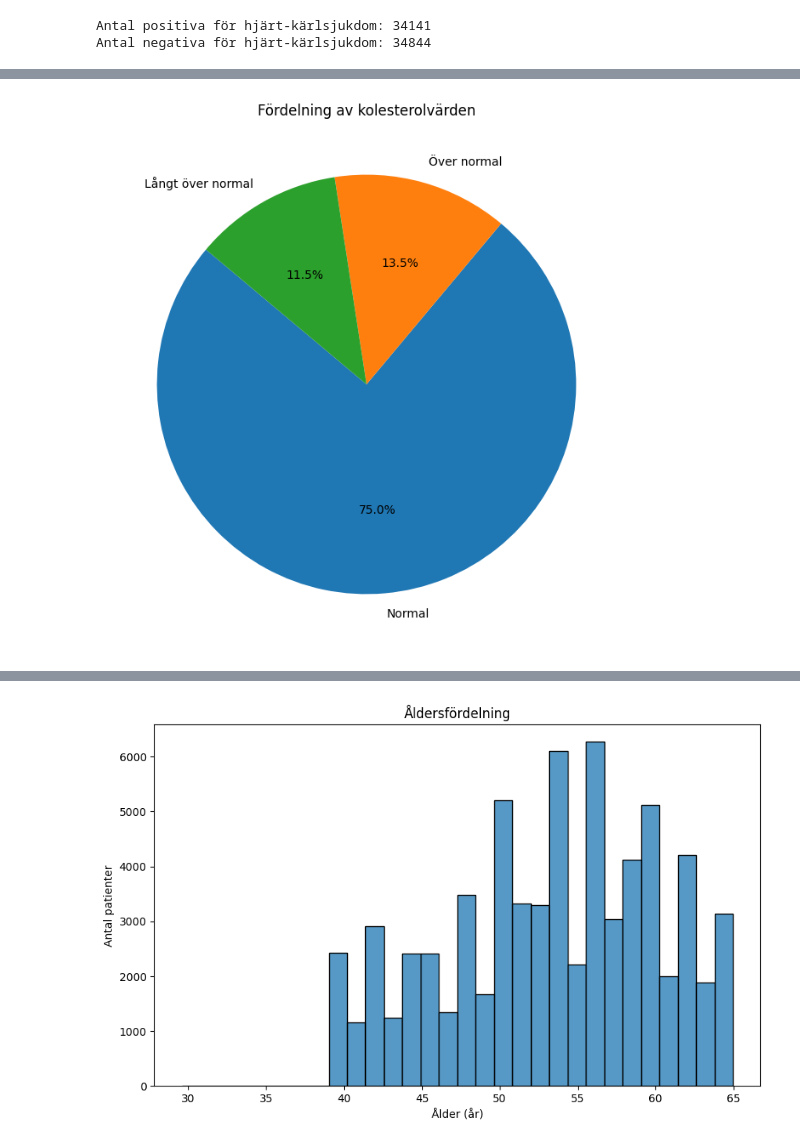
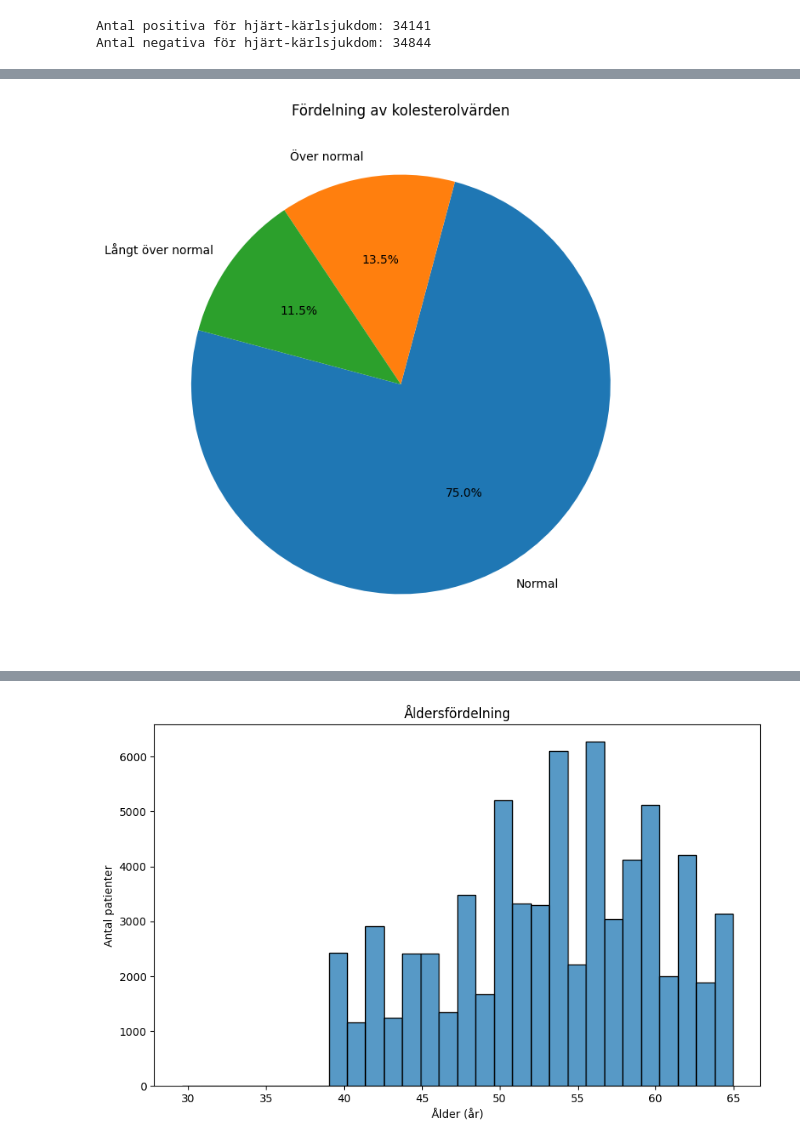
Before and after one commit to n00rp/Machine-Learning, a Jupyter notebook: Övningsuppgifter/Labb/labb01_Cardiovascular_Disease.ipynb, the cells around one changed output, grey strips where cells are left out. Cells and saved outputs as stored; diff of their text form; code cells hidden in the pictures.

```diff
--- a/Övningsuppgifter/Labb/labb01_Cardiovascular_Disease.ipynb
+++ b/Övningsuppgifter/Labb/labb01_Cardiovascular_Disease.ipynb
@@ -46,29 +79,29 @@ Antal negativa för hjärt-kärlsjukdom: 34844
 # %%
 # 2. Hur stor andel har normala, över normala och långt över normala kolesterolvärden?
 
 import matplotlib.pyplot as plt
 
 # Kategorisera kolesterolvärden
 def kategorisera_kolesterol(kolesterol):
     if kolesterol == 1:
         return "Normal"
     elif kolesterol == 2:
         return "Över normal"
     elif kolesterol == 3:
         return "Långt över normal"
     else:
         return "Okänd"
 
 # Applicera kategorisering på datasetet
 df["kolesterol_kategori"] = df["cholesterol"].apply(kategorisera_kolesterol)
 
 # Beräkna andelen för varje kategori
 andelar = df["kolesterol_kategori"].value_counts(normalize=True) * 100
 
-# Rita tårtdiagram
+# Rita cirkeldiagram
 plt.figure(figsize=(8, 8))
-plt.pie(andelar, labels=andelar.index, autopct="%1.1f%%", startangle=140)
+plt.pie(andelar, labels=andelar.index, autopct="%1.1f%%", startangle=165)
 plt.title("Fördelning av kolesterolvärden")
 plt.show()
 # %% [output]
-[figure, old version]
+[figure, new version]
```
Also changed, not shown: parts of 14 cells of this notebook.
